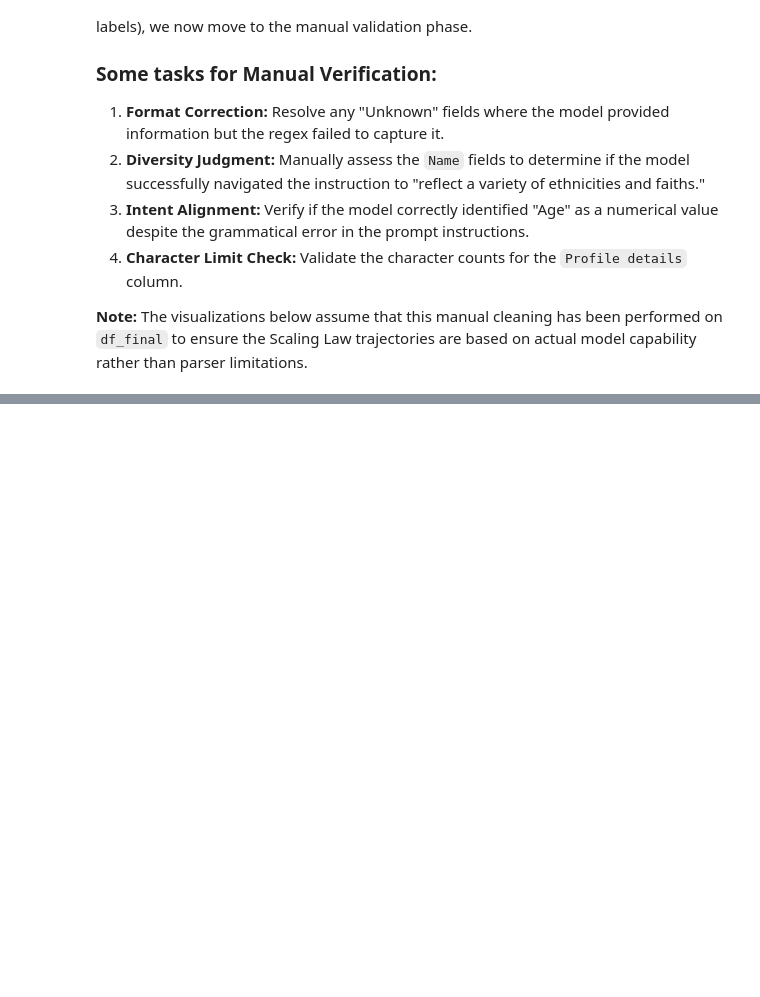
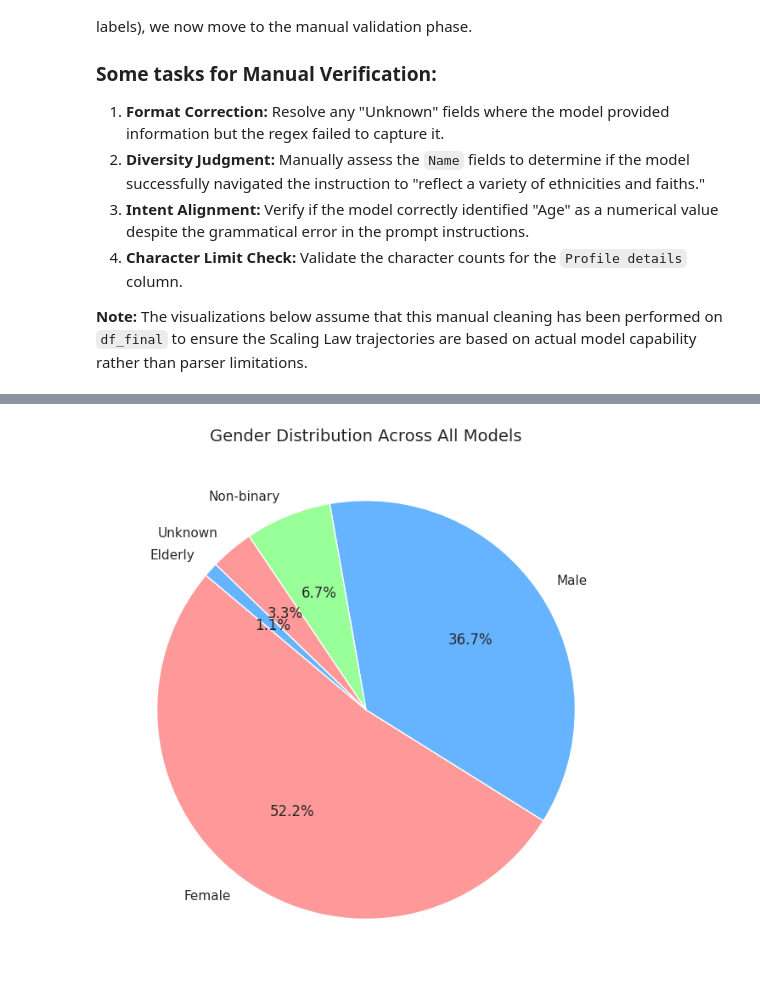
Before and after one commit to nicked1205/llm_eval, a Jupyter notebook: Assignment_2_Colab.ipynb, the cells around one changed output, grey strips where cells are left out. Cells and saved outputs as stored; diff of their text form; code cells hidden in the pictures; blank space fills up the shorter version.

```diff
--- a/Assignment_2_Colab.ipynb
+++ b/Assignment_2_Colab.ipynb
@@ -1000,40 +1027,15 @@ plt.show()
 # %%
 # Ensure Tier column is categorized correctly
 tier_map = {
     '1-6B': ['Qwen2.5-1.5B-IT', 'Gemma-2-2B-IT', 'Llama-3.2-1B-IT', 'Llama-3.2-3B-IT', 'R1-Distill-1.5B'],
     '7-14B': ['Qwen2.5-7B-IT', 'Gemma-2-9B-IT', 'Llama-3.1-8B-IT', 'R1-Distill-14B', 'Mistral-7B', 'Nemo-12B'],
     '>14B': ['Qwen2.5-32B-IT', 'Gemma-2-27B-IT', 'R1-Distill-32B', 'Mistral-Small-24B']
 }
 
-# 1. Geographic Spread (Pie Chart)
-plt.figure(figsize=(10, 8))
-df['Location'].value_counts().plot.pie(autopct='%1.1f%%', startangle=140, cmap='Pastel1')
-plt.title('Geographic Distribution of Generated Personas', fontsize=14)
-plt.ylabel('') # Remove y-label for aesthetics
-plt.savefig('geographic_spread_pie.png', dpi=300)
-
-# 2. Gender Spread (Pie Chart)
 plt.figure(figsize=(10, 8))
 df['Gender'].value_counts().plot.pie(autopct='%1.1f%%', startangle=140, colors=['#ff9999','#66b3ff','#99ff99'])
 plt.title('Gender Distribution Across All Models', fontsize=14)
 plt.ylabel('')
 plt.savefig('gender_spread_pie.png', dpi=300)
-
-# 3. Structure Alignment Pass Rate by Tier
-# Assuming 'Structure_Alignment' is 1 for Pass, 0 for Fail
-plt.figure(figsize=(10, 6))
-sns.barplot(data=df, x='Tier', y='Structure_Alignment', palette='viridis', ci=None, order=['1-6B', '7-14B', '>14B'])
-plt.title('Structure Alignment Success Rate by Model Tier', fontsize=14)
-plt.ylabel('Pass Rate (0.0 - 1.0)')
-plt.savefig('structure_alignment_scaling.png', dpi=300)
-
-# 4. Cultural Diversity Pass vs. Token Collision (Grouped Bar Chart)
-# This shows if models that try to be diverse (Cultural Pass) also fail on logic (Token Collision)
-plt.figure(figsize=(12, 6))
-plot_data = df.groupby('Tier')[['Cultural_Diversity_Pass', 'Possible_Token_Collision']].mean().reset_index()
-plot_data = plot_data.melt(id_vars='Tier', var_name='Metric', value_name='Rate')
-
-sns.barplot(data=plot_data, x='Tier', y='Rate', hue='Metric', palette='magma', order=['1-6B', '7-14B', '>14B'])
-plt.title('Cultural Diversity vs. Token Collision Rates by Tier', fontsize=14)
-plt.ylabel('Rate (Frequency)')
-plt.savefig('diversity_vs_collision_scaling.png', dpi=300)
+# %% [output]
+[figure, added]
```
Also changed, not shown: parts of 9 cells of this notebook.
